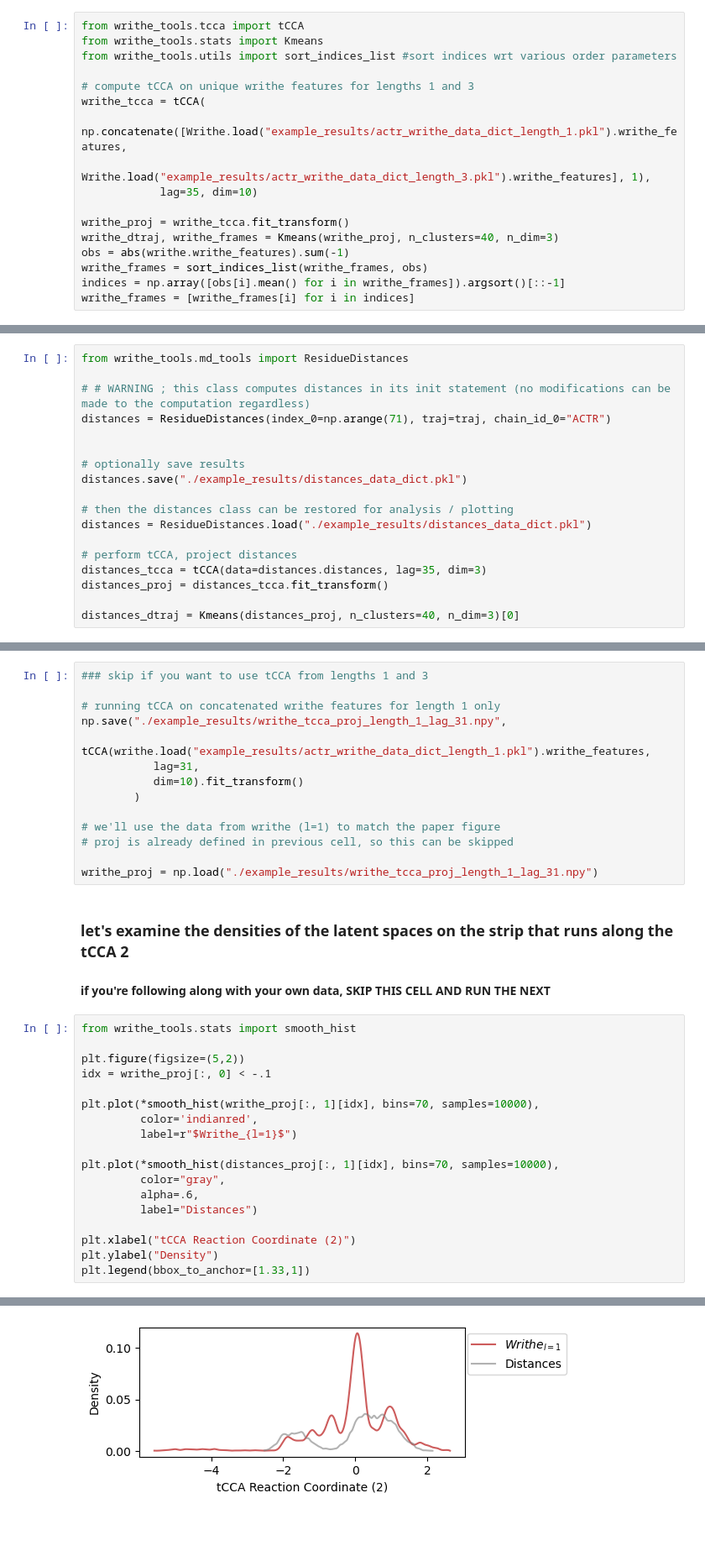
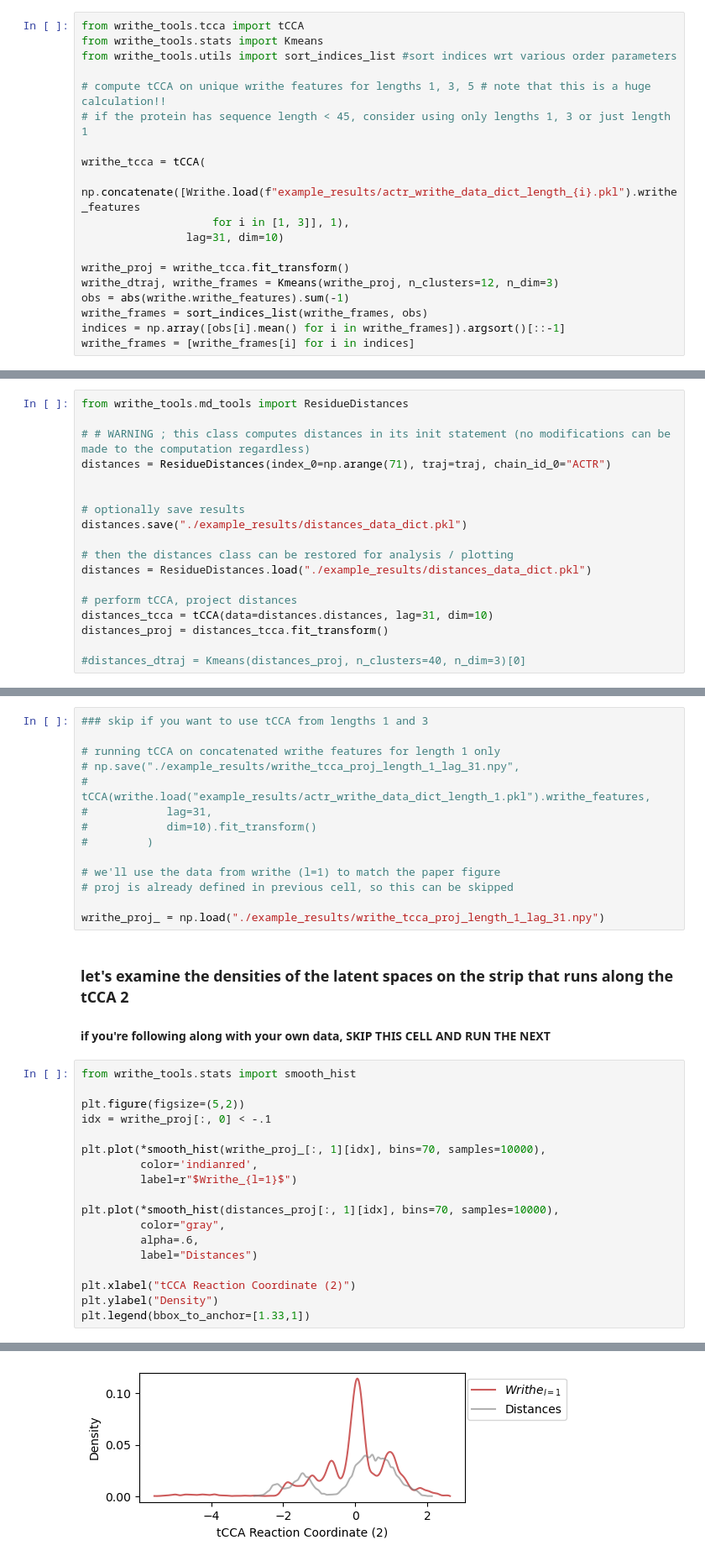
Before and after one commit to tommysisk/writhe_tools, a Jupyter notebook: examples/writhe_demo.ipynb, the cells around one changed output, grey strips where cells are left out. Shown at 84% size. Drawn from its saved outputs; the diff is of its cells as text; blank space fills up the shorter version.

```diff
--- a/examples/writhe_demo.ipynb
+++ b/examples/writhe_demo.ipynb
@@ -119,14 +119,16 @@ from writhe_tools.tcca import tCCA
 from writhe_tools.stats import Kmeans
 from writhe_tools.utils import sort_indices_list #sort indices wrt various order parameters
 
-# compute tCCA on unique writhe features for lengths 1 and 3
+# compute tCCA on unique writhe features for lengths 1, 3, 5 # note that this is a huge calculation!!
+# if the protein has sequence length < 45, consider using only lengths 1, 3 or just length 1
+
 writhe_tcca = tCCA(
-    np.concatenate([Writhe.load("example_results/actr_writhe_data_dict_length_1.pkl").writhe_features,
-                    Writhe.load("example_results/actr_writhe_data_dict_length_3.pkl").writhe_features], 1),
-            lag=35, dim=10)
+    np.concatenate([Writhe.load(f"example_results/actr_writhe_data_dict_length_{i}.pkl").writhe_features
+                    for i in [1, 3]], 1),
+                lag=31, dim=10)
 
 writhe_proj = writhe_tcca.fit_transform()
-writhe_dtraj, writhe_frames = Kmeans(writhe_proj, n_clusters=40, n_dim=3)
+writhe_dtraj, writhe_frames = Kmeans(writhe_proj, n_clusters=12, n_dim=3)
 obs = abs(writhe.writhe_features).sum(-1)
 writhe_frames = sort_indices_list(writhe_frames, obs)
 indices = np.array([obs[i].mean() for i in writhe_frames]).argsort()[::-1]
@@ -147,10 +149,10 @@ distances.save("./example_results/distances_data_dict.pkl")
 distances = ResidueDistances.load("./example_results/distances_data_dict.pkl")
 
 # perform tCCA, project distances
-distances_tcca = tCCA(data=distances.distances, lag=35, dim=3)
+distances_tcca = tCCA(data=distances.distances, lag=31, dim=10)
 distances_proj = distances_tcca.fit_transform()
 
-distances_dtraj = Kmeans(distances_proj, n_clusters=40, n_dim=3)[0]
+#distances_dtraj = Kmeans(distances_proj, n_clusters=40, n_dim=3)[0]
 # %% [markdown]
  ##### saved result file for the distances
 # %%
@@ -255,16 +248,16 @@ print(f"Distances tCCA kinetic variance (VAMP2 score) : {np.sum(distances_tcca.s
 ### skip if you want to use tCCA from lengths 1 and 3
 
 # running tCCA on concatenated writhe features for length 1 only
-np.save("./example_results/writhe_tcca_proj_length_1_lag_31.npy",
-       tCCA(writhe.load("example_results/actr_writhe_data_dict_length_1.pkl").writhe_features,
-           lag=31,
-           dim=10).fit_transform()
-        )
+# np.save("./example_results/writhe_tcca_proj_length_1_lag_31.npy",
+#        tCCA(writhe.load("example_results/actr_writhe_data_dict_length_1.pkl").writhe_features,
+#            lag=31,
+#            dim=10).fit_transform()
+#         )
 
 # we'll use the data from writhe (l=1) to match the paper figure
 # proj is already defined in previous cell, so this can be skipped
 
-writhe_proj = np.load("./example_results/writhe_tcca_proj_length_1_lag_31.npy")
+writhe_proj_ = np.load("./example_results/writhe_tcca_proj_length_1_lag_31.npy")
 # %% [markdown]
  ### let's examine the densities of the latent spaces on the strip  that runs along the tCCA 2
 
@@ -272,21 +265,21 @@ writhe_proj = np.load("./example_results/writhe_tcca_proj_length_1_lag_31.npy")
 # %%
 from writhe_tools.stats import smooth_hist
 
 plt.figure(figsize=(5,2))
 idx = writhe_proj[:, 0] < -.1
 
-plt.plot(*smooth_hist(writhe_proj[:, 1][idx], bins=70, samples=10000),
+plt.plot(*smooth_hist(writhe_proj_[:, 1][idx], bins=70, samples=10000),
          color='indianred',
          label=r"$Writhe_{l=1}$")
 
 plt.plot(*smooth_hist(distances_proj[:, 1][idx], bins=70, samples=10000),
          color="gray",
          alpha=.6,
          label="Distances")
 
 plt.xlabel("tCCA Reaction Coordinate (2)")
 plt.ylabel("Density")
 plt.legend(bbox_to_anchor=[1.33,1])
 # %% [output]
 <matplotlib.legend.Legend at 0x...>
-[figure, old version]
+[figure, new version]
```
Also changed, not shown: parts of 17 cells of this notebook, 3 other files.
